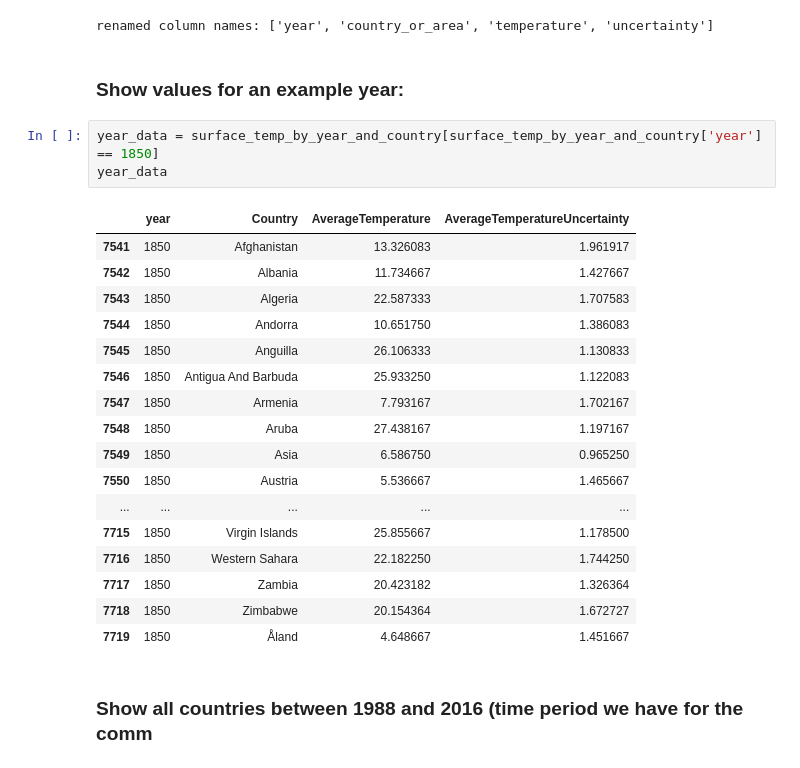
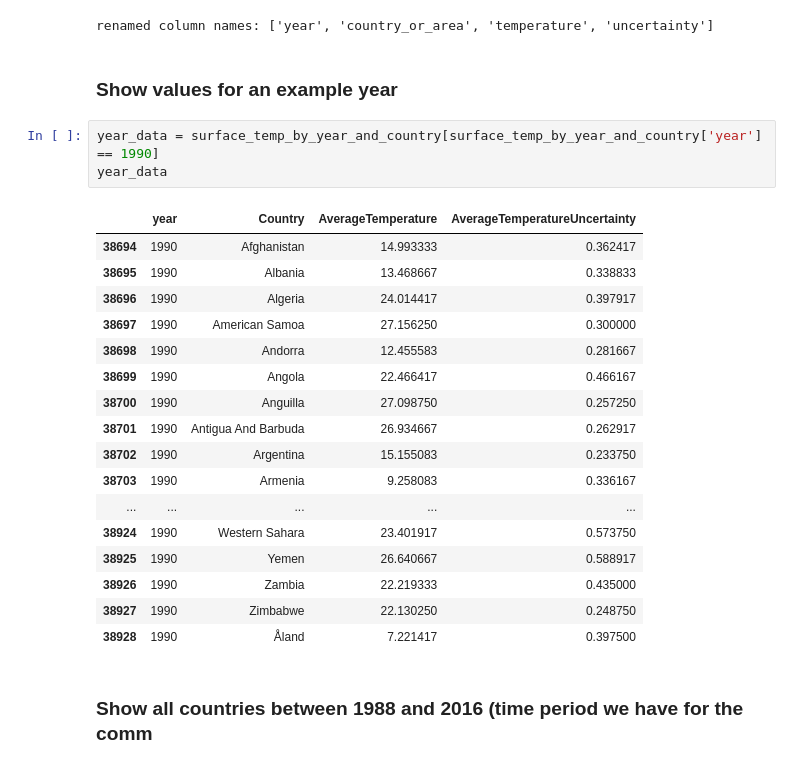
Before and after one commit to genughaben/world-development, a Jupyter notebook: notebooks/Data Exploration - Earth Surface Temperature Data.ipynb, the cells around one changed output. Cells and saved outputs as stored; diff of their text form.

Commit message:
doc: add documentation to exploratory data analysis of earth surface temperature data, which is the preparation for the staging of temperature data

```diff
--- a/notebooks/Data Exploration - Earth Surface Temperature Data.ipynb
+++ b/notebooks/Data Exploration - Earth Surface Temperature Data.ipynb
@@ -203,28 +214,28 @@ print(f"renamed column names: {list(tt)}")
 # %% [output]
 renamed column names: ['year', 'country_or_area', 'temperature', 'uncertainty']
 # %% [markdown]
-### Show values for an example year:
+### Show values for an example year
 # %%
-year_data = surface_temp_by_year_and_country[surface_temp_by_year_and_country['year'] == 1850]
+year_data = surface_temp_by_year_and_country[surface_temp_by_year_and_country['year'] == 1990]
 year_data
 # %% [output]
 |  | year | Country | AverageTemperature | AverageTemperatureUncertainty |
-| 7541 | 1850 | Afghanistan | 13.326083 | 1.961917 |
-| 7542 | 1850 | Albania | 11.734667 | 1.427667 |
-| 7543 | 1850 | Algeria | 22.587333 | 1.707583 |
-| 7544 | 1850 | Andorra | 10.651750 | 1.386083 |
-| 7545 | 1850 | Anguilla | 26.106333 | 1.130833 |
-| 7546 | 1850 | Antigua And Barbuda | 25.933250 | 1.122083 |
-| 7547 | 1850 | Armenia | 7.793167 | 1.702167 |
-| 7548 | 1850 | Aruba | 27.438167 | 1.197167 |
-| 7549 | 1850 | Asia | 6.586750 | 0.965250 |
-| 7550 | 1850 | Austria | 5.536667 | 1.465667 |
+| 38694 | 1990 | Afghanistan | 14.993333 | 0.362417 |
+| 38695 | 1990 | Albania | 13.468667 | 0.338833 |
+| 38696 | 1990 | Algeria | 24.014417 | 0.397917 |
+| 38697 | 1990 | American Samoa | 27.156250 | 0.300000 |
+| 38698 | 1990 | Andorra | 12.455583 | 0.281667 |
+| 38699 | 1990 | Angola | 22.466417 | 0.466167 |
+| 38700 | 1990 | Anguilla | 27.098750 | 0.257250 |
+| 38701 | 1990 | Antigua And Barbuda | 26.934667 | 0.262917 |
+| 38702 | 1990 | Argentina | 15.155083 | 0.233750 |
+| 38703 | 1990 | Armenia | 9.258083 | 0.336167 |
 | ... | ... | ... | ... | ... |
-| 7715 | 1850 | Virgin Islands | 25.855667 | 1.178500 |
-| 7716 | 1850 | Western Sahara | 22.182250 | 1.744250 |
-| 7717 | 1850 | Zambia | 20.423182 | 1.326364 |
-| 7718 | 1850 | Zimbabwe | 20.154364 | 1.672727 |
-| 7719 | 1850 | Åland | 4.648667 | 1.451667 |
+| 38924 | 1990 | Western Sahara | 23.401917 | 0.573750 |
+| 38925 | 1990 | Yemen | 26.640667 | 0.588917 |
+| 38926 | 1990 | Zambia | 22.219333 | 0.435000 |
+| 38927 | 1990 | Zimbabwe | 22.130250 | 0.248750 |
+| 38928 | 1990 | Åland | 7.221417 | 0.397500 |
 # %% [markdown]
 ### Show all countries between 1988 and 2016 (time period we have for the comm
 # %%
```
Also changed, not shown: parts of 19 cells of this notebook, 1 other file.
